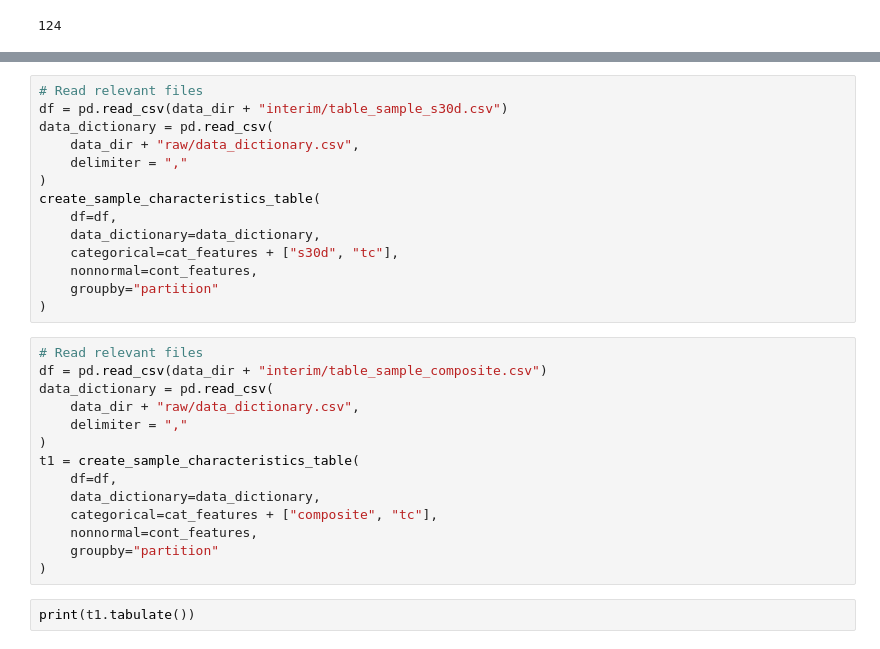
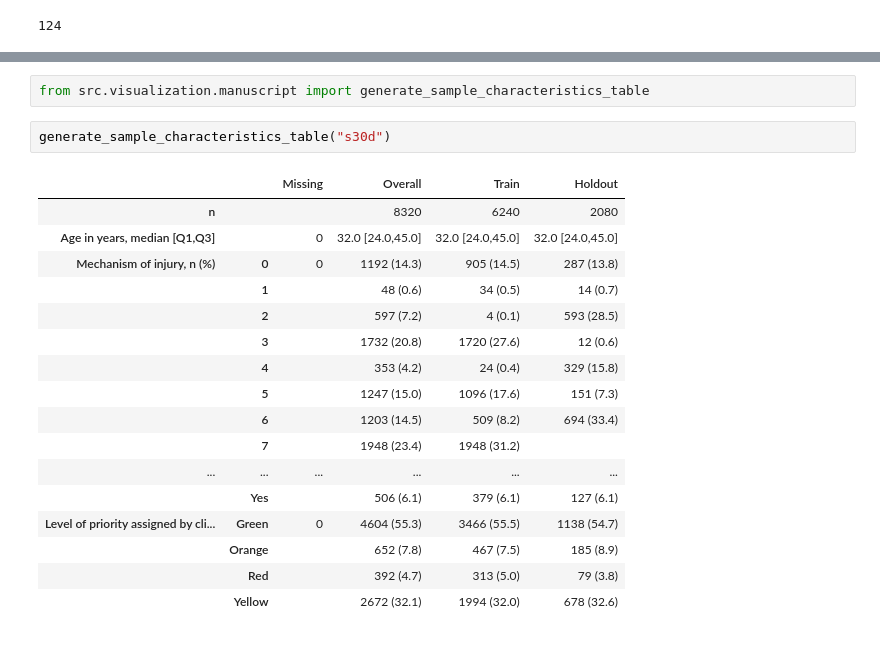
Before and after one commit to itslwg/pemett, a Jupyter notebook: reports/manuscript.ipynb, the cells around one changed output, grey strips where cells are left out. Saved outputs shown, nothing was run; the diff lists cells and outputs as text.

```diff
--- a/reports/manuscript.ipynb
+++ b/reports/manuscript.ipynb
@@ -146,30 +138,22 @@ cont_features = ['age', 'hr', 'sbp', 'dbp', 'spo2', 'rr', 'delay']
-# %%
-# Read relevant files
-df = pd.read_csv(data_dir + "interim/table_sample_s30d.csv")
-data_dictionary = pd.read_csv(
-    data_dir + "raw/data_dictionary.csv",
-    delimiter = ","
-)
-create_sample_characteristics_table(
-    df=df,
-    data_dictionary=data_dictionary,
-    categorical=cat_features + ["s30d", "tc"],
-    nonnormal=cont_features,
-    groupby="partition"
-)
-# %%
-# Read relevant files
-df = pd.read_csv(data_dir + "interim/table_sample_composite.csv")
-data_dictionary = pd.read_csv(
-    data_dir + "raw/data_dictionary.csv",
-    delimiter = ","
-)
-t1 = create_sample_characteristics_table(
-    df=df,
-    data_dictionary=data_dictionary,
-    categorical=cat_features + ["composite", "tc"],
-    nonnormal=cont_features,
-    groupby="partition"
-)
-# %%
-print(t1.tabulate())
+# %%
+from src.visualization.manuscript import generate_sample_characteristics_table
+# %%
+generate_sample_characteristics_table("s30d")
+# %% [output]
+|  |  | Missing | Overall | Train | Holdout |
+| n |  |  | 8320 | 6240 | 2080 |
+| Age in years, median [Q1,Q3] |  | 0 | 32.0 [24.0,45.0] | 32.0 [24.0,45.0] | 32.0 [24.0,45.0] |
+| Mechanism of injury, n (%) | 0 | 0 | 1192 (14.3) | 905 (14.5) | 287 (13.8) |
+|  | 1 |  | 48 (0.6) | 34 (0.5) | 14 (0.7) |
+|  | 2 |  | 597 (7.2) | 4 (0.1) | 593 (28.5) |
+|  | 3 |  | 1732 (20.8) | 1720 (27.6) | 12 (0.6) |
+|  | 4 |  | 353 (4.2) | 24 (0.4) | 329 (15.8) |
+|  | 5 |  | 1247 (15.0) | 1096 (17.6) | 151 (7.3) |
+|  | 6 |  | 1203 (14.5) | 509 (8.2) | 694 (33.4) |
+|  | 7 |  | 1948 (23.4) | 1948 (31.2) |  |
+| ... | ... | ... | ... | ... | ... |
+|  | Yes |  | 506 (6.1) | 379 (6.1) | 127 (6.1) |
+| Level of priority assigned by cli... | Green | 0 | 4604 (55.3) | 3466 (55.5) | 1138 (54.7) |
+|  | Orange |  | 652 (7.8) | 467 (7.5) | 185 (8.9) |
+|  | Red |  | 392 (4.7) | 313 (5.0) | 79 (3.8) |
+|  | Yellow |  | 2672 (32.1) | 1994 (32.0) | 678 (32.6) |
```
Also changed, not shown: parts of 9 cells of this notebook, 4 other files.
